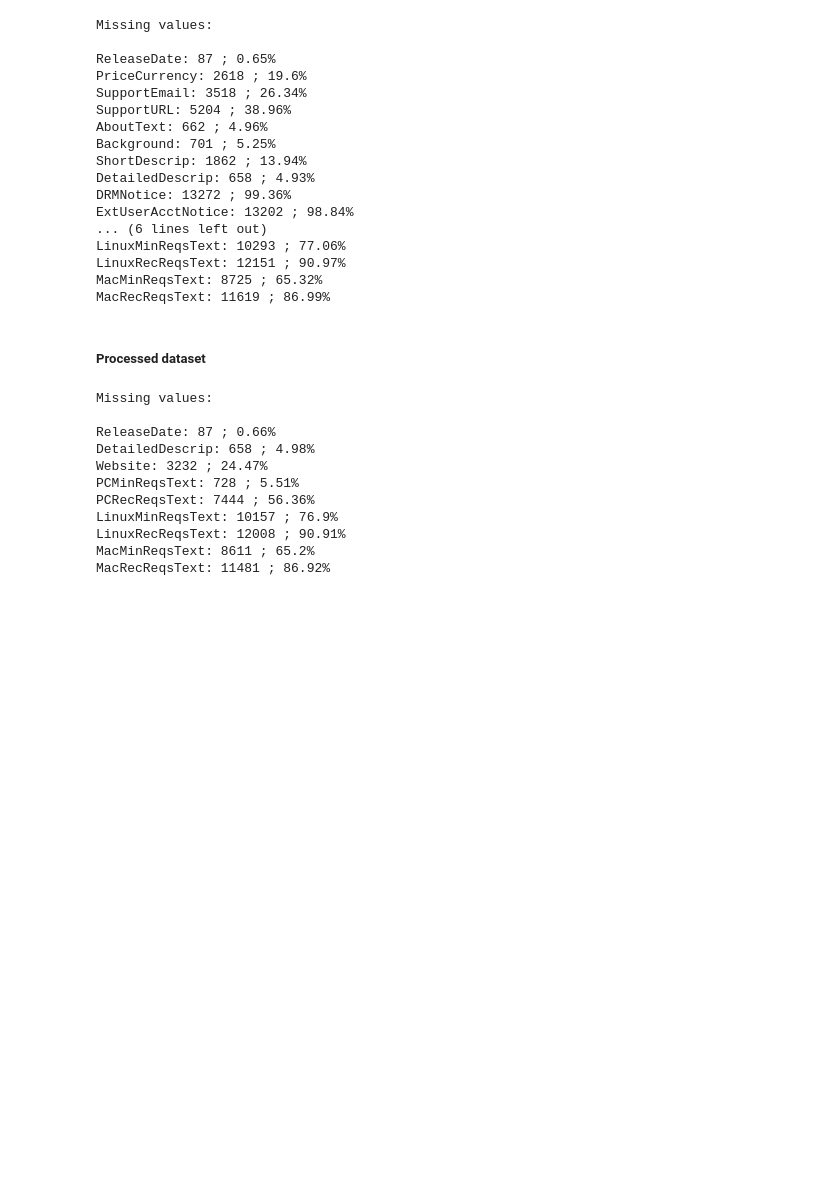
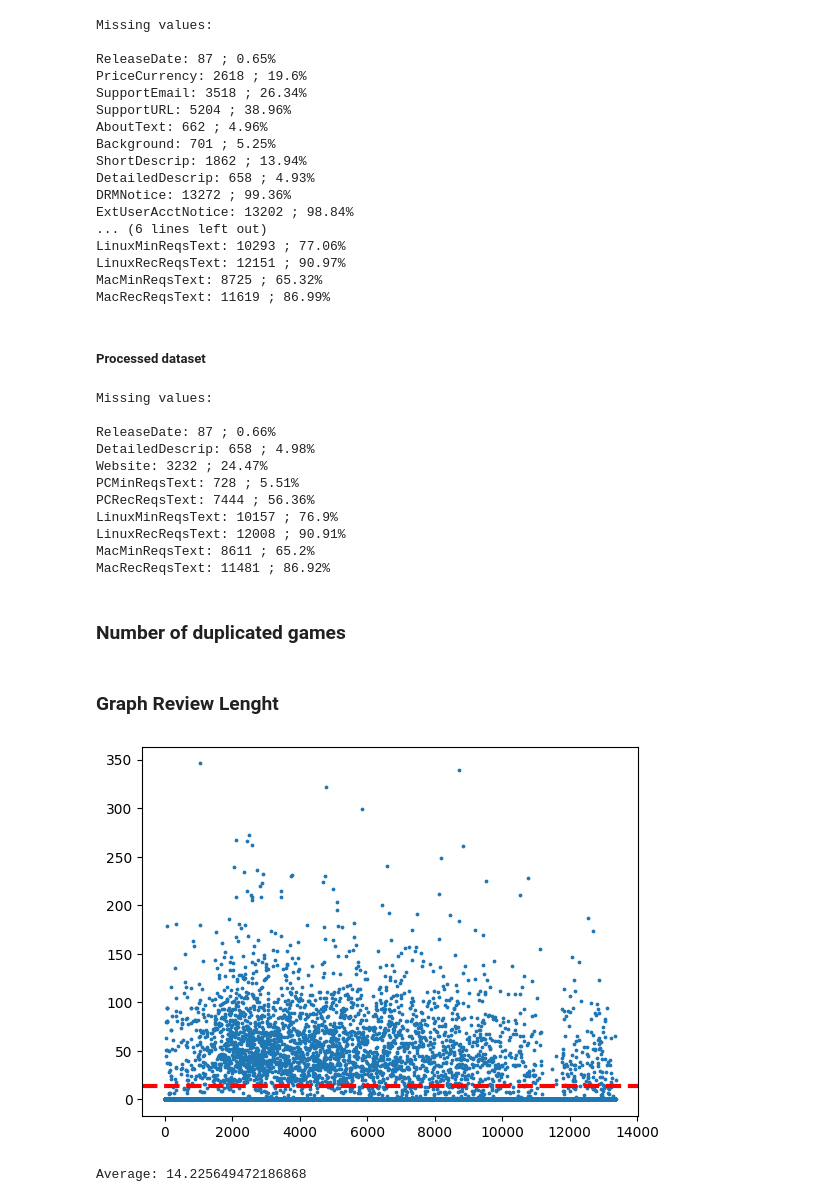
Before and after one commit to bdmendes/feup-pri-game-search, a Jupyter notebook: exploration/exploration.ipynb, the cells around one changed output. Cells and saved outputs as stored; diff of their text form; code cells hidden in the pictures; blank space fills up the shorter version.

Commit message:
Add word per review graph

```diff
--- a/exploration/exploration.ipynb
+++ b/exploration/exploration.ipynb
@@ -57,3 +57,25 @@ LinuxMinReqsText: 10157 ; 76.9%
 LinuxRecReqsText: 12008 ; 90.91%
 MacMinReqsText: 8611 ; 65.2%
 MacRecReqsText: 11481 ; 86.92%
+# %% [markdown]
+### Number of duplicated games
+# %% [markdown]
+### Graph Review Lenght
+# %%
+import matplotlib.pyplot as plt
+import numpy as np
+
+lenghts = []
+x = [x for x in range(0,len(original_data))]
+
+for i in original_data['Reviews']:
+    lenghts.append(len(i.split()))
+
+plt.axhline(y=np.nanmean(lenghts), color='red', linestyle='--', linewidth=3, label='Avg')
+plt.scatter(x, lenghts,3)
+plt.show()
+
+print(f'Average: {np.nanmean(lenghts)}')
+# %% [output]
+[figure, added]
+Average: 14.225649472186868
```
Also changed, not shown: 1 other file.
